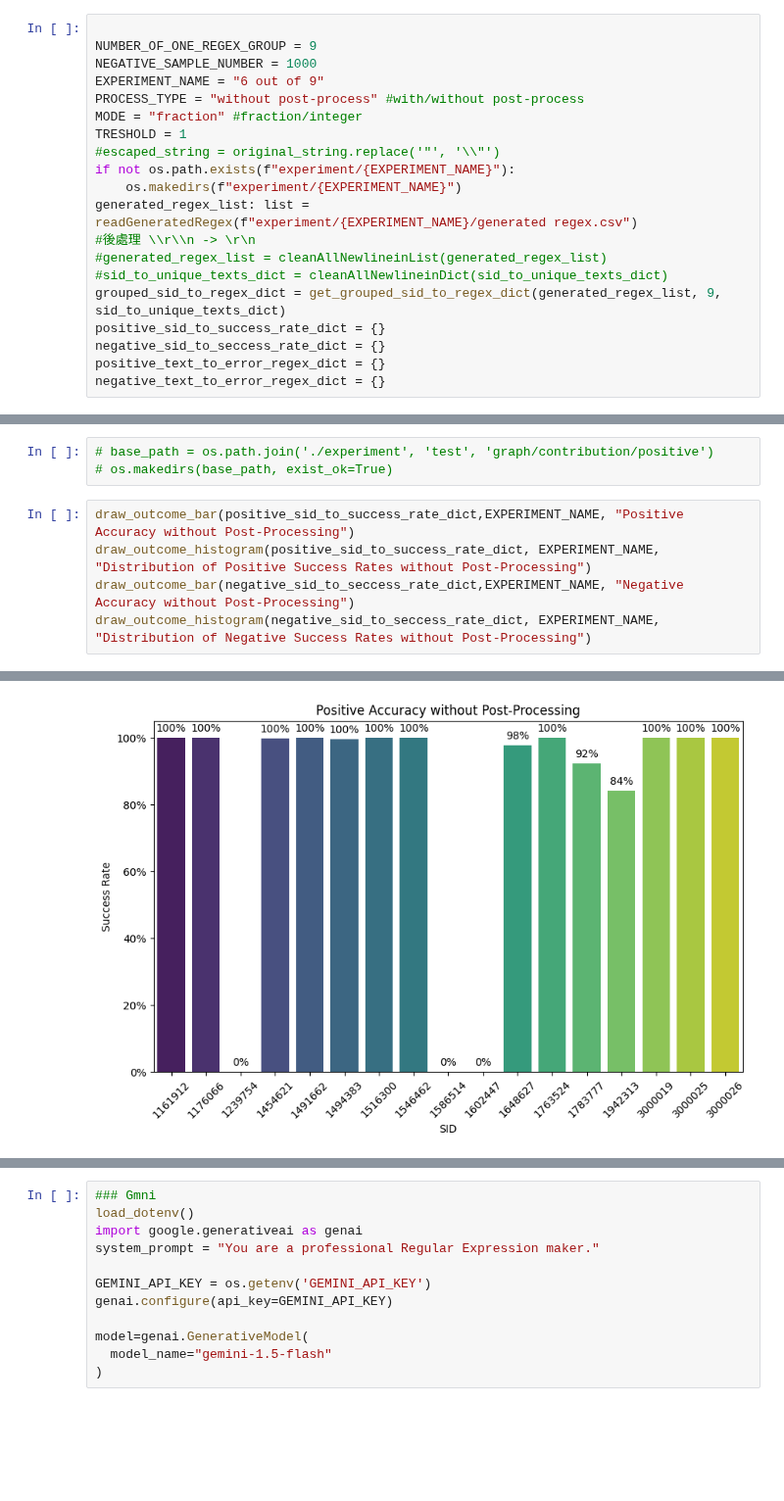
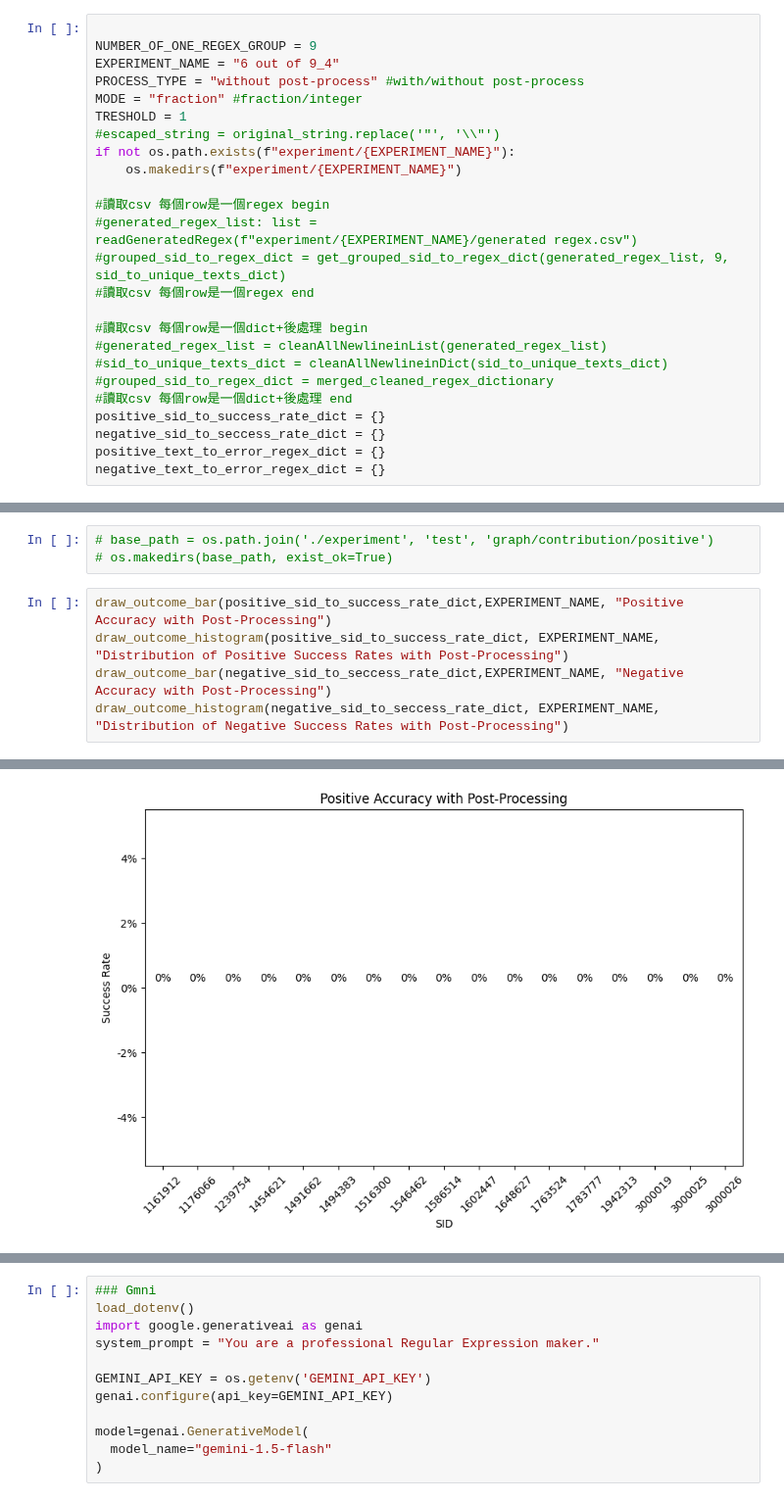
Before and after one commit to q33566/Automatic-Network-Intrusion-Rule-Generation, a Jupyter notebook: main.ipynb, the cells around one changed output, grey strips where cells are left out. Shown at 98% size. Drawn from its saved outputs; the diff is of its cells as text; blank space fills up the shorter version.

Commit message:
merge

```diff
--- a/main.ipynb
+++ b/main.ipynb
@@ -84,19 +200,24 @@ False
 # %%
 
 NUMBER_OF_ONE_REGEX_GROUP = 9
-NEGATIVE_SAMPLE_NUMBER = 1000
-EXPERIMENT_NAME = "6 out of 9"
+EXPERIMENT_NAME = "6 out of 9_4"
 PROCESS_TYPE = "without post-process" #with/without post-process
 MODE = "fraction" #fraction/integer
 TRESHOLD = 1
 #escaped_string = original_string.replace('"', '\\"')
 if not os.path.exists(f"experiment/{EXPERIMENT_NAME}"):
     os.makedirs(f"experiment/{EXPERIMENT_NAME}")
-generated_regex_list: list = readGeneratedRegex(f"experiment/{EXPERIMENT_NAME}/generated regex.csv")
-#後處理 \\r\\n -> \r\n
+
+#讀取csv 每個row是一個regex begin
+#generated_regex_list: list = readGeneratedRegex(f"experiment/{EXPERIMENT_NAME}/generated regex.csv")
+#grouped_sid_to_regex_dict = get_grouped_sid_to_regex_dict(generated_regex_list, 9, sid_to_unique_texts_dict)
+#讀取csv 每個row是一個regex end
+
+#讀取csv 每個row是一個dict+後處理 begin
 #generated_regex_list = cleanAllNewlineinList(generated_regex_list)
 #sid_to_unique_texts_dict = cleanAllNewlineinDict(sid_to_unique_texts_dict)
-grouped_sid_to_regex_dict = get_grouped_sid_to_regex_dict(generated_regex_list, 9, sid_to_unique_texts_dict)
+#grouped_sid_to_regex_dict = merged_cleaned_regex_dictionary
+#讀取csv 每個row是一個dict+後處理 end
 positive_sid_to_success_rate_dict = {}
 negative_sid_to_seccess_rate_dict = {}
 positive_text_to_error_regex_dict = {}
@@ -160,12 +308,12 @@ Saved: ./experiment\at least 1\graph/contribution/negative
 # base_path = os.path.join('./experiment', 'test', 'graph/contribution/positive')
 # os.makedirs(base_path, exist_ok=True)
 # %%
-draw_outcome_bar(positive_sid_to_success_rate_dict,EXPERIMENT_NAME, "Positive Accuracy without Post-Processing")
-draw_outcome_histogram(positive_sid_to_success_rate_dict, EXPERIMENT_NAME, "Distribution of Positive Success Rates without Post-Processing")
-draw_outcome_bar(negative_sid_to_seccess_rate_dict,EXPERIMENT_NAME, "Negative Accuracy without Post-Processing")
-draw_outcome_histogram(negative_sid_to_seccess_rate_dict, EXPERIMENT_NAME, "Distribution of Negative Success Rates without Post-Processing")
+draw_outcome_bar(positive_sid_to_success_rate_dict,EXPERIMENT_NAME, "Positive Accuracy with Post-Processing")
+draw_outcome_histogram(positive_sid_to_success_rate_dict, EXPERIMENT_NAME, "Distribution of Positive Success Rates with Post-Processing")
+draw_outcome_bar(negative_sid_to_seccess_rate_dict,EXPERIMENT_NAME, "Negative Accuracy with Post-Processing")
+draw_outcome_histogram(negative_sid_to_seccess_rate_dict, EXPERIMENT_NAME, "Distribution of Negative Success Rates with Post-Processing")
 # %% [output]
 Passing `palette` without assigning `hue` is deprecated and will be removed in v0.14.0. Assign the `x` variable to `hue` and set `legend=False` for the same effect.
 
   ax = sns.barplot(x=sids, y=success_rates, palette="viridis")
-[figure, old version]
+[figure, new version]
```
Also changed, not shown: parts of 11 cells of this notebook, 9 other files.
